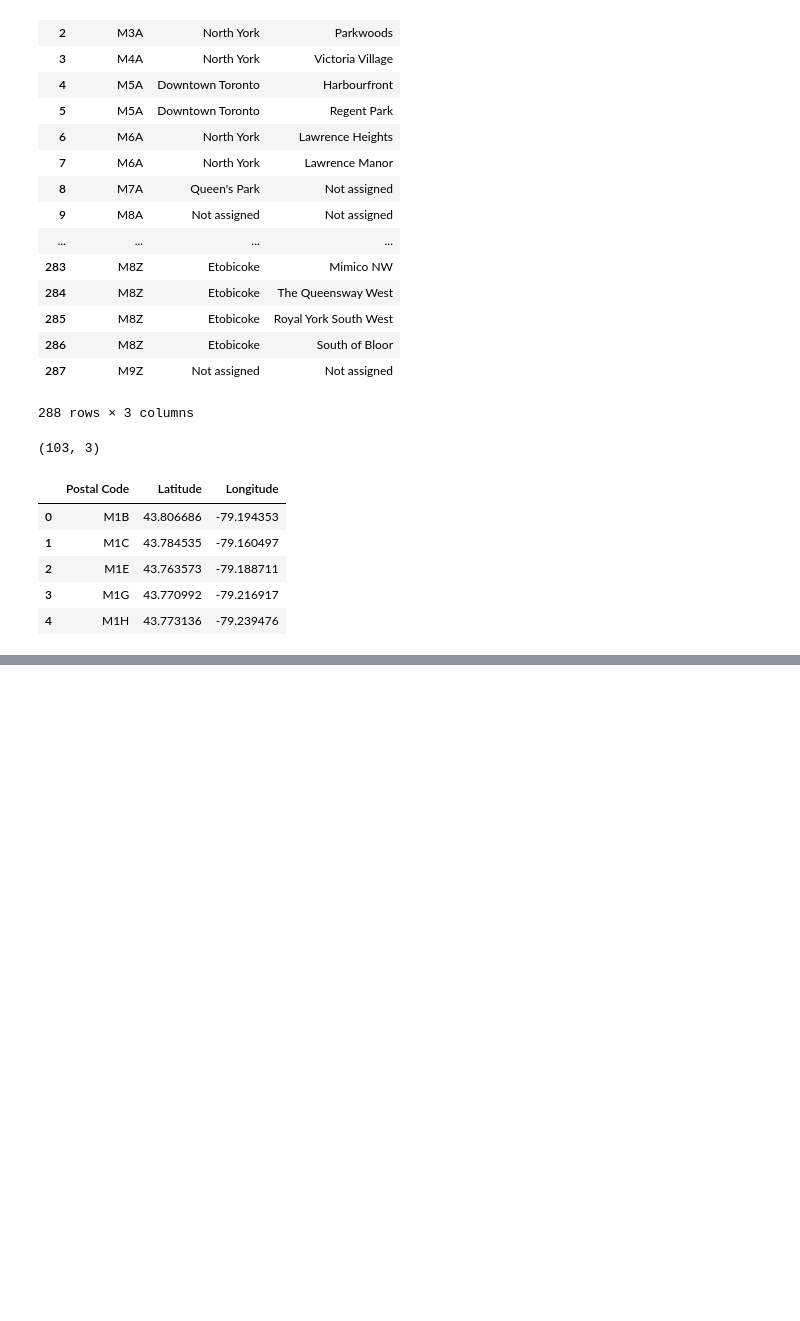
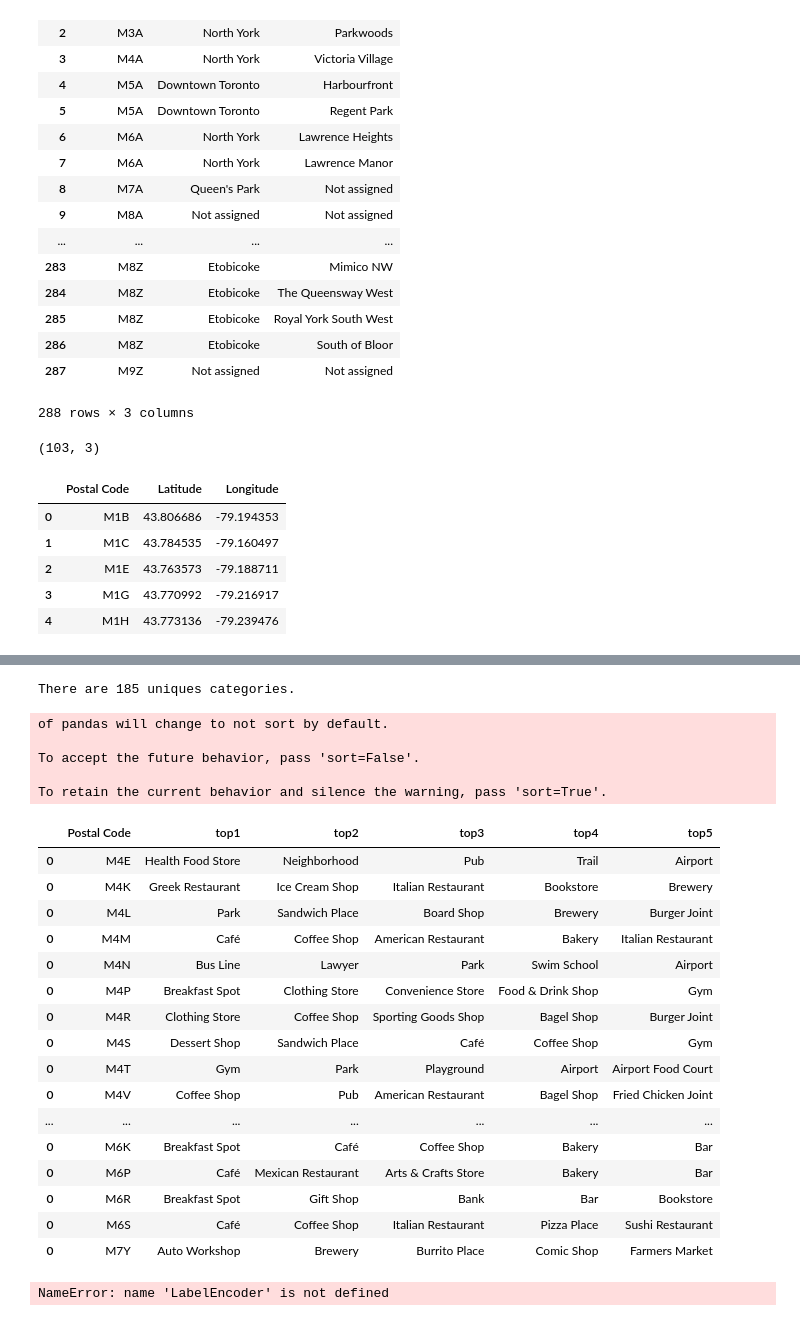
Before and after one commit to K2Prasanna/Coursera_Capstone, a Jupyter notebook: Segmenting and Clustering Neighborhoods.ipynb, the cells around one changed output, grey strips where cells are left out. Cells and saved outputs as stored; diff of their text form; code cells hidden in the pictures; blank space fills up the shorter version.

```diff
--- a/Segmenting and Clustering Neighborhoods.ipynb
+++ b/Segmenting and Clustering Neighborhoods.ipynb
@@ -83,0 +209,64 @@ df_joined
+# %%
+import numpy as np
+print('There are {} uniques categories.'.format(len(toronto_venues['Venue Category'].unique())))
+t1 = toronto_venues.groupby(['Postal Code','Venue Category']).size()
+t2 = pd.DataFrame(t1).reset_index()
+t2.columns = ['Postal Code','Venue Category','Count']
+
+t3 = pd.pivot_table(t2, values='Count', index=['Postal Code'],columns=['Venue Category'], aggfunc=np.sum, fill_value=0)
+x=pd.DataFrame(t3).T
+
+rslt = pd.DataFrame(np.zeros((0,6)), columns=['Postal Code','top1','top2','top3','top4','top5'])
+for i in x.columns:
+    df1row = pd.DataFrame(x.nlargest(5, i).index.tolist(), index=['top1','top2','top3','top4','top5']).T
+    df1row['Postal Code'] = i
+    rslt = pd.concat([rslt, df1row], axis=0)
+
+rslt
+# %% [output]
+There are 185 uniques categories.
+of pandas will change to not sort by default.
+
+To accept the future behavior, pass 'sort=False'.
+
+To retain the current behavior and silence the warning, pass 'sort=True'.
+|  | Postal Code | top1 | top2 | top3 | top4 | top5 |
+| 0 | M4E | Health Food Store | Neighborhood | Pub | Trail | Airport |
+| 0 | M4K | Greek Restaurant | Ice Cream Shop | Italian Restaurant | Bookstore | Brewery |
+| 0 | M4L | Park | Sandwich Place | Board Shop | Brewery | Burger Joint |
+| 0 | M4M | Café | Coffee Shop | American Restaurant | Bakery | Italian Restaurant |
+| 0 | M4N | Bus Line | Lawyer | Park | Swim School | Airport |
+| 0 | M4P | Breakfast Spot | Clothing Store | Convenience Store | Food & Drink Shop | Gym |
+| 0 | M4R | Clothing Store | Coffee Shop | Sporting Goods Shop | Bagel Shop | Burger Joint |
+| 0 | M4S | Dessert Shop | Sandwich Place | Café | Coffee Shop | Gym |
+| 0 | M4T | Gym | Park | Playground | Airport | Airport Food Court |
+| 0 | M4V | Coffee Shop | Pub | American Restaurant | Bagel Shop | Fried Chicken Joint |
+| ... | ... | ... | ... | ... | ... | ... |
+| 0 | M6K | Breakfast Spot | Café | Coffee Shop | Bakery | Bar |
+| 0 | M6P | Café | Mexican Restaurant | Arts & Crafts Store | Bakery | Bar |
+| 0 | M6R | Breakfast Spot | Gift Shop | Bank | Bar | Bookstore |
+| 0 | M6S | Café | Coffee Shop | Italian Restaurant | Pizza Place | Sushi Restaurant |
+| 0 | M7Y | Auto Workshop | Brewery | Burrito Place | Comic Shop | Farmers Market |
+# %%
+# Matplotlib and associated plotting modules
+import matplotlib.cm as cm
+import matplotlib.colors as colors
+from sklearn import preprocessing
+# import k-means from clustering stage
+from sklearn.cluster import KMeans
+# set number of clusters
+kclusters = 5
+
+manhattan_grouped_clustering = rslt.drop('Postal Code', 1)
+for column in rslt.columns:
+    if rslt[column].dtype == type(object):
+        le = preprocessingLabelEncoder()
+        rslt[column+'_num'] = le.fit_transform(rslt[column])
+#manhattan_grouped_clustering = manhattan_grouped_clustering[['top1','top2','top3']]
+# run k-means clustering
+kmeans = KMeans(n_clusters=kclusters, random_state=0).fit(rslt[['top1_num','top2_num','top3_num','top4_num','top5_num']])
+
+# check cluster labels generated for each row in the dataframe
+kmeans.labels_[0:10]
+# %% [output]
+NameError: name 'LabelEncoder' is not defined
```
Also changed, not shown: parts of 11 cells of this notebook.
